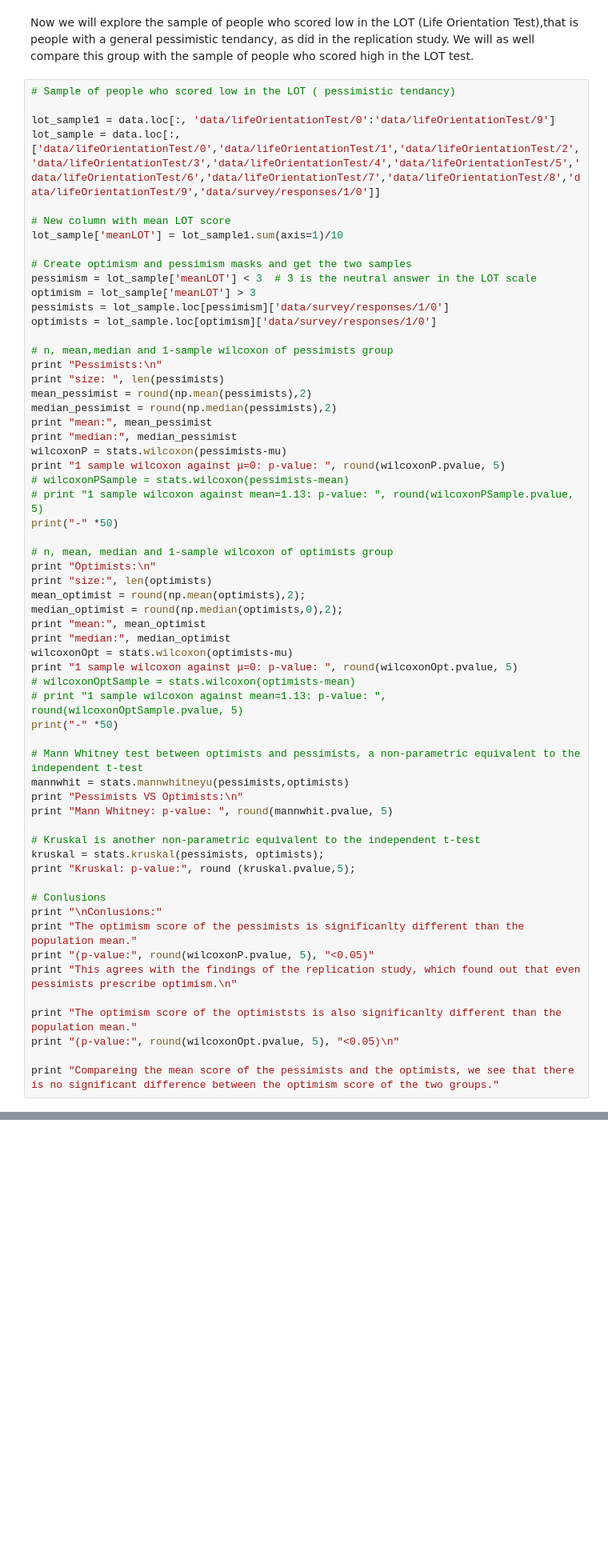
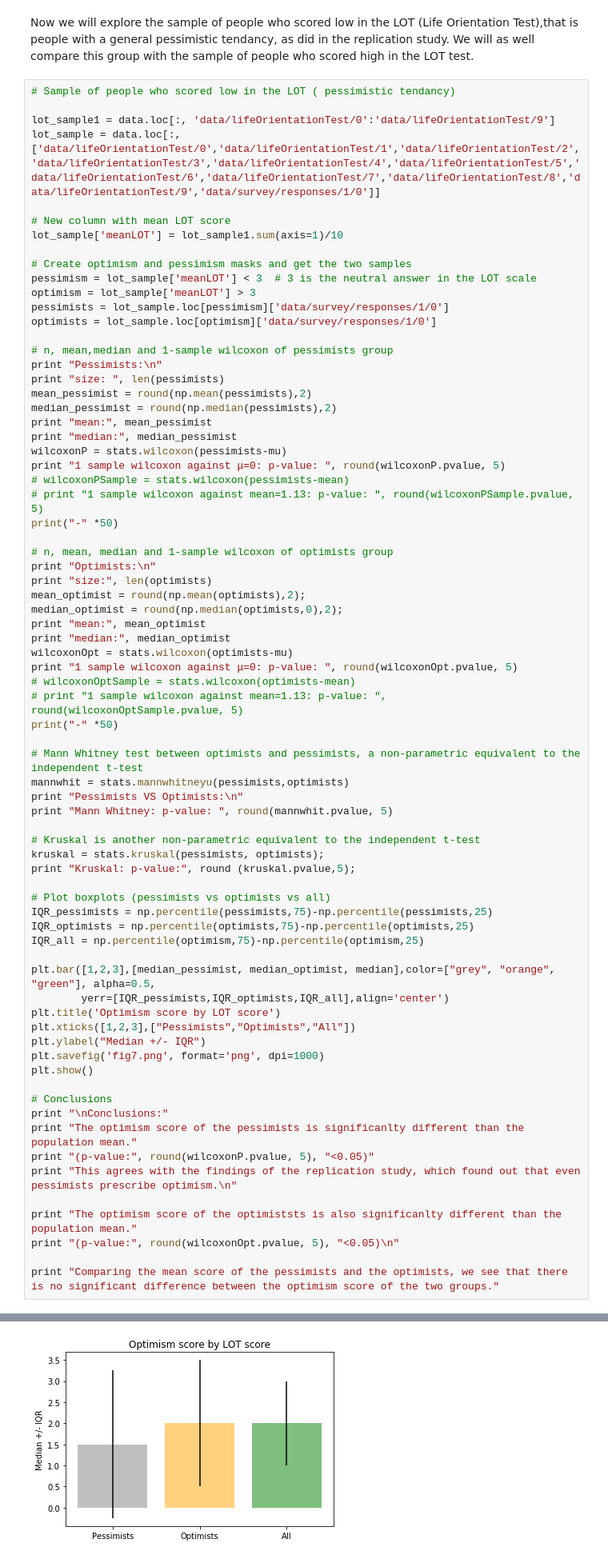
Before and after one commit to jansensan/prescribed-optimism-questionnaire, a Jupyter notebook: data/Prescribed Optimism Data Analysis.ipynb, the cells around one changed output, grey strips where cells are left out. Shown at 80% size. Saved outputs shown, nothing was run; the diff lists cells and outputs as text; blank space fills up the shorter version.

```diff
--- a/data/Prescribed Optimism Data Analysis.ipynb
+++ b/data/Prescribed Optimism Data Analysis.ipynb
@@ -343,8 +347,21 @@ print "Mann Whitney: p-value: ", round(mannwhit.pvalue, 5)
 kruskal = stats.kruskal(pessimists, optimists);
 print "Kruskal: p-value:", round (kruskal.pvalue,5);
 
-# Conlusions
-print "\nConlusions:"
+# Plot boxplots (pessimists vs optimists vs all)
+IQR_pessimists = np.percentile(pessimists,75)-np.percentile(pessimists,25)
+IQR_optimists = np.percentile(optimists,75)-np.percentile(optimists,25)
+IQR_all = np.percentile(optimism,75)-np.percentile(optimism,25)
+
+plt.bar([1,2,3],[median_pessimist, median_optimist, median],color=["grey", "orange", "green"], alpha=0.5,
+        yerr=[IQR_pessimists,IQR_optimists,IQR_all],align='center')
+plt.title('Optimism score by LOT score')
+plt.xticks([1,2,3],["Pessimists","Optimists","All"])
+plt.ylabel("Median +/- IQR")
+plt.savefig('fig7.png', format='png', dpi=1000)
+plt.show()
+
+# Conclusions
+print "\nConclusions:"
 print "The optimism score of the pessimists is significanlty different than the population mean."
 print "(p-value:", round(wilcoxonP.pvalue, 5), "<0.05)"
 print "This agrees with the findings of the replication study, which found out that even pessimists prescribe optimism.\n"
@@ -352,7 +369,7 @@ print "This agrees with the findings of the replication study, which found out t
 print "The optimism score of the optimiststs is also significanlty different than the population mean."
 print "(p-value:", round(wilcoxonOpt.pvalue, 5), "<0.05)\n"
 
-print "Compareing the mean score of the pessimists and the optimists, we see that there is no significant difference between the optimism score of the two groups."
+print "Comparing the mean score of the pessimists and the optimists, we see that there is no significant difference between the optimism score of the two groups."
 # %% [output]
 Pessimists:
 
@@ -373,0 +392 @@ Compareing the mean score of the pessimists and the optimists, we see that there
+[figure, added]
```
Also changed, not shown: parts of 9 cells of this notebook.
